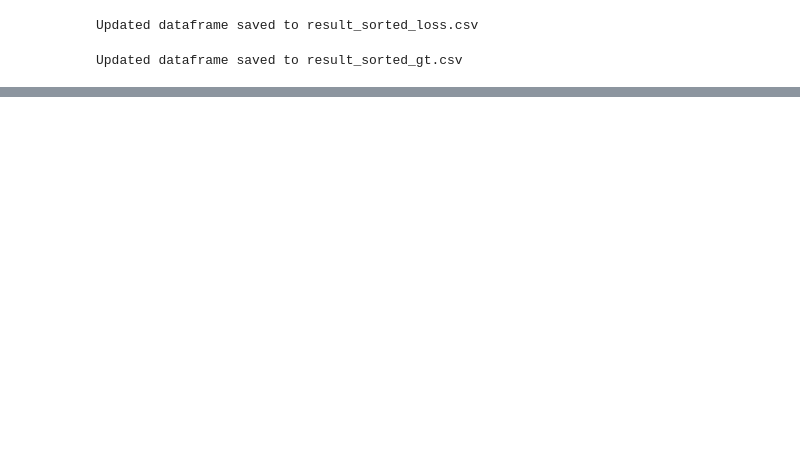
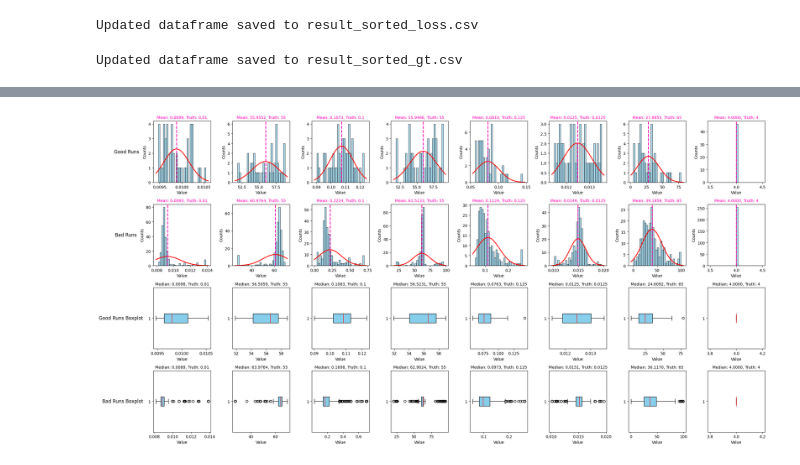
Before and after one commit to oritzhaki/HH_final_project, a Jupyter notebook: Production_Generated/ResultDataframe/produce_conclusions.ipynb, the cells around one changed output, grey strips where cells are left out. Cells and saved outputs as stored; diff of their text form; code cells hidden in the pictures; blank space fills up the shorter version.

```diff
--- a/Production_Generated/ResultDataframe/produce_conclusions.ipynb
+++ b/Production_Generated/ResultDataframe/produce_conclusions.ipynb
@@ -251,0 +249,84 @@ bad_runs.to_csv('BadRuns.csv', index=False)
+# %%
+import pandas as pd
+import numpy as np
+import matplotlib.pyplot as plt
+from scipy.stats import norm
+
+
+def plot_histograms_and_boxplots(param_arr_good, param_arr_bad, ground_truth):
+    # Create subplots for each parameter
+    fig, axs = plt.subplots(4, 8, figsize=(24, 12))  # Added 2 more rows for boxplots
+
+    # Define labels for the rows
+    row_labels = ['Good Runs', 'Bad Runs']
+    boxplot_labels = ['Good Runs Boxplot', 'Bad Runs Boxplot']
+
+    # Number of bins
+    n_bins = 30
+
+    # Plot histograms and fitted Gaussian curves for each parameter
+    for j, param_arr in enumerate([param_arr_good, param_arr_bad]):
+        for i, arr in enumerate(param_arr):
+            mu, std = norm.fit(arr)
+
+            # Clip the data to be within 3 standard deviations from the mean
+            clipped_arr = np.clip(arr, a_min=mu-3*std, a_max=mu+3*std)
+
+            # Plot histogram
+            n, bins, patches = axs[j,i].hist(clipped_arr, bins=n_bins, density=False, alpha=0.7, color='skyblue', edgecolor='black')
+
+            # Calculate bin width
+            bin_width = bins[1] - bins[0]
+
+            # Plot fitted Gaussian curve, adjust for count scale and bin width
+            xmin, xmax = axs[j,i].get_xlim()
+            x = np.linspace(xmin, xmax, 100)
+            p = norm.pdf(x, mu, std) * len(clipped_arr) * bin_width
+            axs[j,i].plot(x, p, 'r', linewidth=2)
+
+            # Add vertical line at the mean
+            axs[j,i].axvline(mu, color='#FF00B3', linestyle='dashed', linewidth=2)
+
+            # Set plot title and labels
+            title_text = "Mean: {:.4f}, Truth: {}".format(mu, ground_truth[i])
+            title = axs[j,i].set_title(title_text, fontsize=10)
+            title.set_color('#FF00B3')
+            axs[j,i].set_xlabel('Value')
+            axs[j,i].set_ylabel('Counts')
+
+            # Label the rows
+            if i == 0:
+                axs[j,i].annotate(row_labels[j], xy=(0, 0.5), xytext=(-axs[j,i].yaxis.labelpad - 5, 0),
+                                  xycoords=axs[j,i].yaxis.label, textcoords='offset points',
+                                  size='large', ha='right', va='center')
+
+            # Plot boxplots
+            median = np.median(clipped_arr)
+            median_str = "Median: {:.4f}, Truth: {}".format(median, ground_truth[i])
+            box = axs[j+2,i].boxplot(clipped_arr, vert=False, patch_artist=True)  # Plot horizontal boxplots
+            axs[j+2,i].set_xlabel('Value')
+            axs[j+2,i].set_title(median_str, fontsize=10)
+
+            # Set colors
+            box['boxes'][0].set_facecolor('skyblue')
+            box['medians'][0].set_color('red')
+
+            # Label the boxplot rows
+            if i == 0:
+                axs[j+2,i].annotate(boxplot_labels[j], xy=(0, 0.5), xytext=(-axs[j+2,i].yaxis.labelpad - 5, 0),
+                                    xycoords=axs[j+2,i].yaxis.label, textcoords='offset points',
+                                    size='large', ha='right', va='center')
+
+    # Adjust spacing between subplots
+    fig.tight_layout()
+
+    # Show the plot
+    plt.show()
+
+# Define the ground truth values
+ground_truth = [0.01, 55, 0.1, 55, 0.125, 0.0125, 65, 4]
+
+# Call the function with the parameter arrays for both good and bad runs and the ground truth values
+plot_histograms_and_boxplots(good_runs_param_arr, bad_runs_param_arr, ground_truth)
+# %% [output]
+[figure, added]
```
Also changed, not shown: parts of 13 cells of this notebook, 12 other files.
